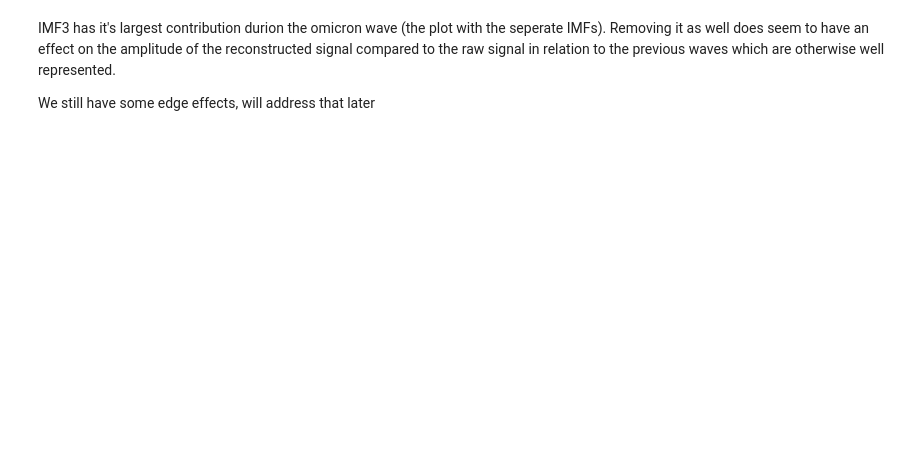
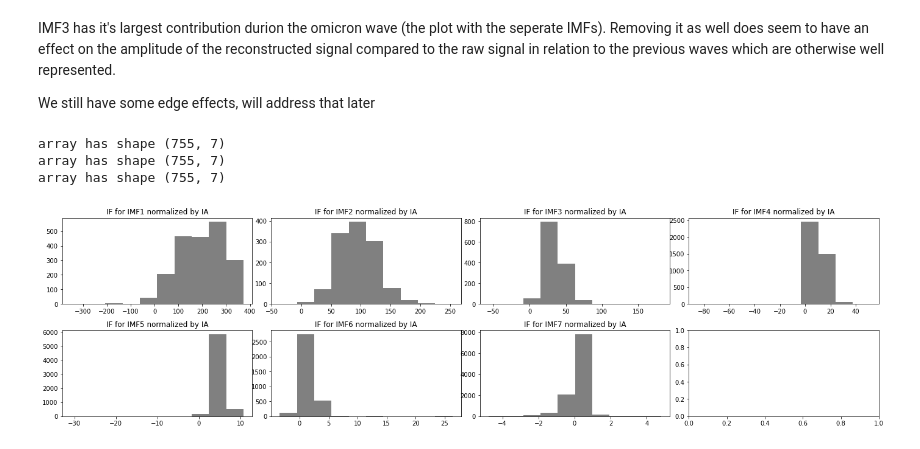
Before and after one commit to ArmandBester/waves, a Jupyter notebook: EMD.ipynb, the cells around one changed output. Cells and saved outputs as stored; diff of their text form; code cells hidden in the pictures; blank space fills up the shorter version.

```diff
--- a/EMD.ipynb
+++ b/EMD.ipynb
@@ -86,4 +86,29 @@ IMF3 has it's largest contribution durion the omicron wave (the plot with the se
 We still have some edge effects, will address that later
 # %%
 sample_rate = len(x)
-IP, IF, IA = emd.spectra.frequency_transform(imf, sample_rate, 'nht')
+# IP = instantaneous phase
+# IA = instantaneous amplitude
+# IF = instantaneous frequency
+IP, IF, IA = emd.spectra.frequency_transform(imf, sample_rate, 'hilbert')
+# %%
+for k in [IP, IF, IA]:
+    print(f'array has shape {k.shape}')
+# %% [output]
+array has shape (755, 7)
+array has shape (755, 7)
+array has shape (755, 7)
+# %%
+fig, ax = plt.subplots(2,4, figsize=(24, 6), facecolor='w', edgecolor='k')
+fig.subplots_adjust(wspace=0.1, hspace=0.3)
+
+ax = ax.ravel()
+
+for i in range(0, IF.shape[1]):
+
+    ax[i].hist(IF[:, i], color='gray', weights=IA[:, i], histtype='bar')
+    ax[i].set_title(f'IF for IMF{i+1} normalized by IA')
+
+
+plt.show()
+# %% [output]
+[figure, added]
```
Also changed, not shown: parts of 4 cells of this notebook.
